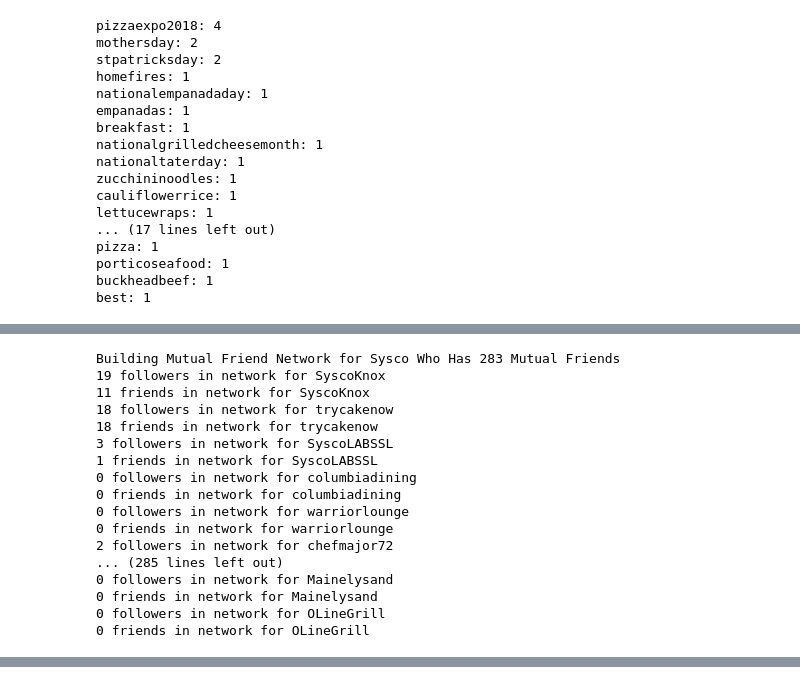
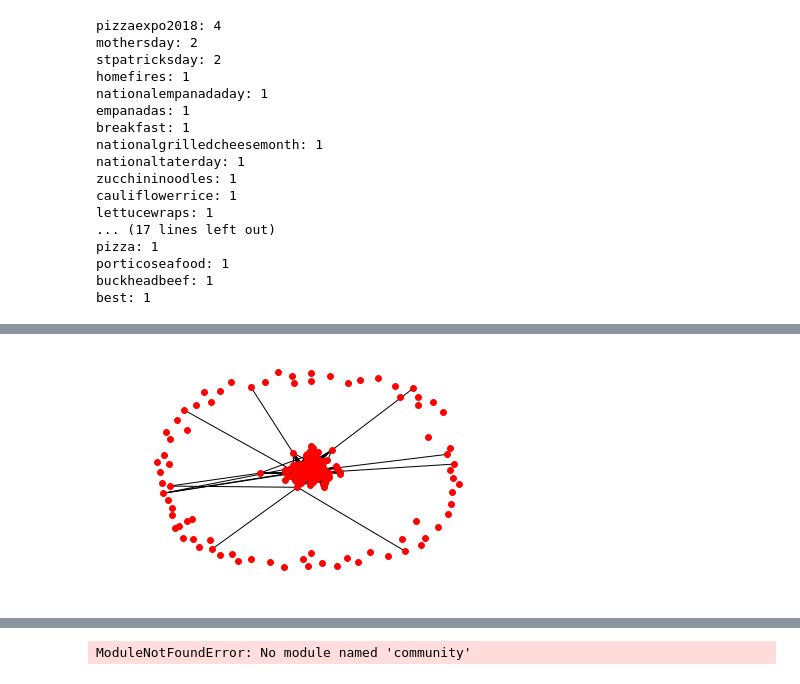
Before and after one commit to albre116/SyscoSocialMedia, a Jupyter notebook: TwitterAnalysis.ipynb, the cells around one changed output, grey strips where cells are left out. Saved outputs shown, nothing was run; the diff lists cells and outputs as text; code cells hidden in the pictures.

```diff
--- a/TwitterAnalysis.ipynb
+++ b/TwitterAnalysis.ipynb
@@ -111,7 +111,7 @@ import urllib
 import requests
 import html
 
-Refresh = True
+Refresh = False
 Target = 'Sysco'
 if Refresh == True:
     followers_file = 'users/{}/followers.jsonl'.format(Target)
@@ -174,22 +174,15 @@ else:
     G = nx.read_gpickle("networkX{}.gpickle".format(Target))
 
 displaylabel = {n:'@' + n for n in G.nodes()}
-# %% [output]
-Building Mutual Friend Network for Sysco Who Has 283 Mutual Friends
-19 followers in network for SyscoKnox
-11 friends in network for SyscoKnox
-18 followers in network for trycakenow
-18 friends in network for trycakenow
-3 followers in network for SyscoLABSSL
-1 friends in network for SyscoLABSSL
-0 followers in network for columbiadining
-0 friends in network for columbiadining
-0 followers in network for warriorlounge
-0 friends in network for warriorlounge
-2 followers in network for chefmajor72
-... (285 lines left out)
-0 followers in network for Mainelysand
-0 friends in network for Mainelysand
-0 followers in network for OLineGrill
-0 friends in network for OLineGrill
+# %%
+import matplotlib as mpl
+import visJS2jupyter.visJS_module
+
+#Create network layout for visualizations
+pos = nx.spring_layout(G , scale= 1)
+
+plt.axis("off")
+nx.draw_networkx(G, pos = pos, with_labels = False, arrows=False, node_size = 35)
+# %% [output]
+[figure, added]
 # %%
@@ -375,3 +359,5 @@ NodeGraphInfluencer = visJS2jupyter.visJS_module.visjs_network(nodes_dict,edges_
                           graph_id = 3)
 
 NodeGraphInfluencer
+# %% [output]
+ModuleNotFoundError: No module named 'community'
```
Also changed, not shown: parts of 2 cells of this notebook, 3 other files.
